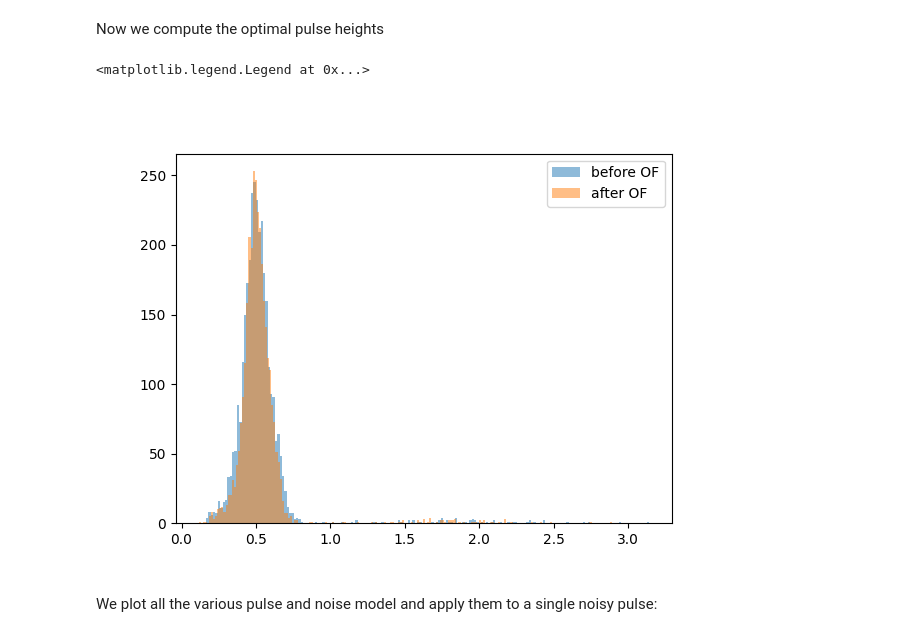
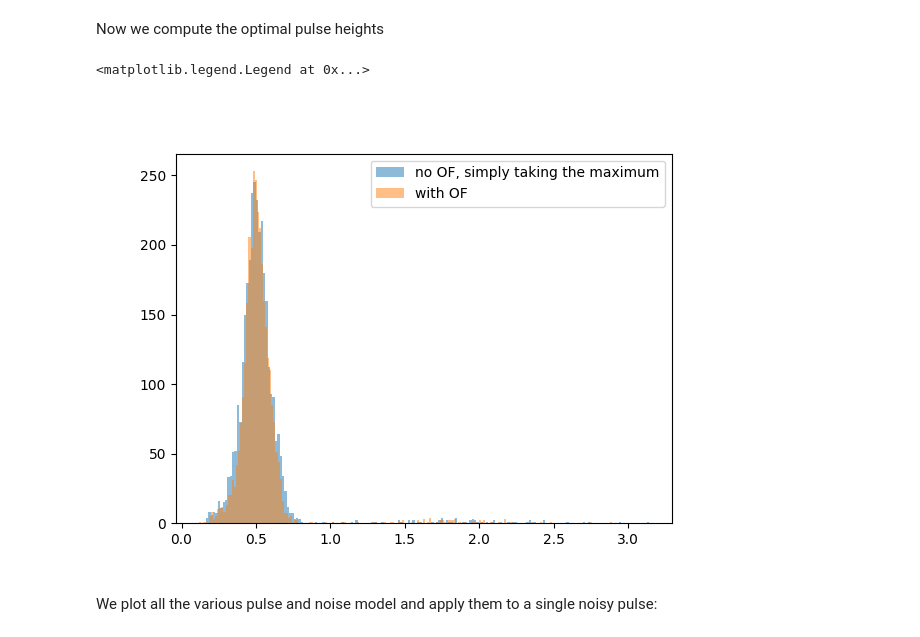
Before and after one commit to wilbertras/python-pulse-analysis, a Jupyter notebook: MUX/example.ipynb, the cells around one changed output. Drawn from its saved outputs; the diff is of its cells as text; code cells hidden in the pictures.

Commit message:
make plots little more visible

```diff
--- a/MUX/example.ipynb
+++ b/MUX/example.ipynb
@@ -30,7 +30,7 @@ We then compute our pulse and noise models, as well as a normalisation constant
 # %%
 norm_pulse, norm_pulse_fft, norm_pulse_psd = pulse_model(pulses, pw, sf)
 noise_psd, freqs = noise_model(noise, pw, sf, threshold=None, nr_req_segments=1000)
-filter = optimal_filter(norm_pulse_fft, noise_psd, exclude_dc)
+opt_filter = optimal_filter(norm_pulse_fft, noise_psd, exclude_dc)
 # %% [output]
      WARNING: only 973/1000 noise segments obtained with length 1024
 # %% [markdown]
@@ -38,15 +38,15 @@ Now we compute the optimal pulse heights
 # %%
 H = []
 dt = []
 for pulse in pulses:
-    Hopt = pulse_height(pulse, len_onesided, filter, exclude_dc) # this is everthing that should be done with the mux
+    Hopt = pulse_height(pulse, len_onesided, opt_filter, exclude_dc) # this is everthing that should be done with the mux
     H.append(Hopt)
 fig, ax = plt.subplots()
 _ = ax.hist(np.amax(pulses, axis=1), bins='auto', alpha=0.5, label='no OF, simply taking the maximum')
 _ = ax.hist(H, bins='auto', alpha=0.5, label='with OF')
 ax.legend()
 # %% [output]
 <matplotlib.legend.Legend at 0x...>
-[figure, old version]
+[figure, new version]
 # %% [markdown]
 We plot all the various pulse and noise model and apply them to a single noisy pulse:
```
Also changed, not shown: parts of 4 cells of this notebook, 1 other file.
